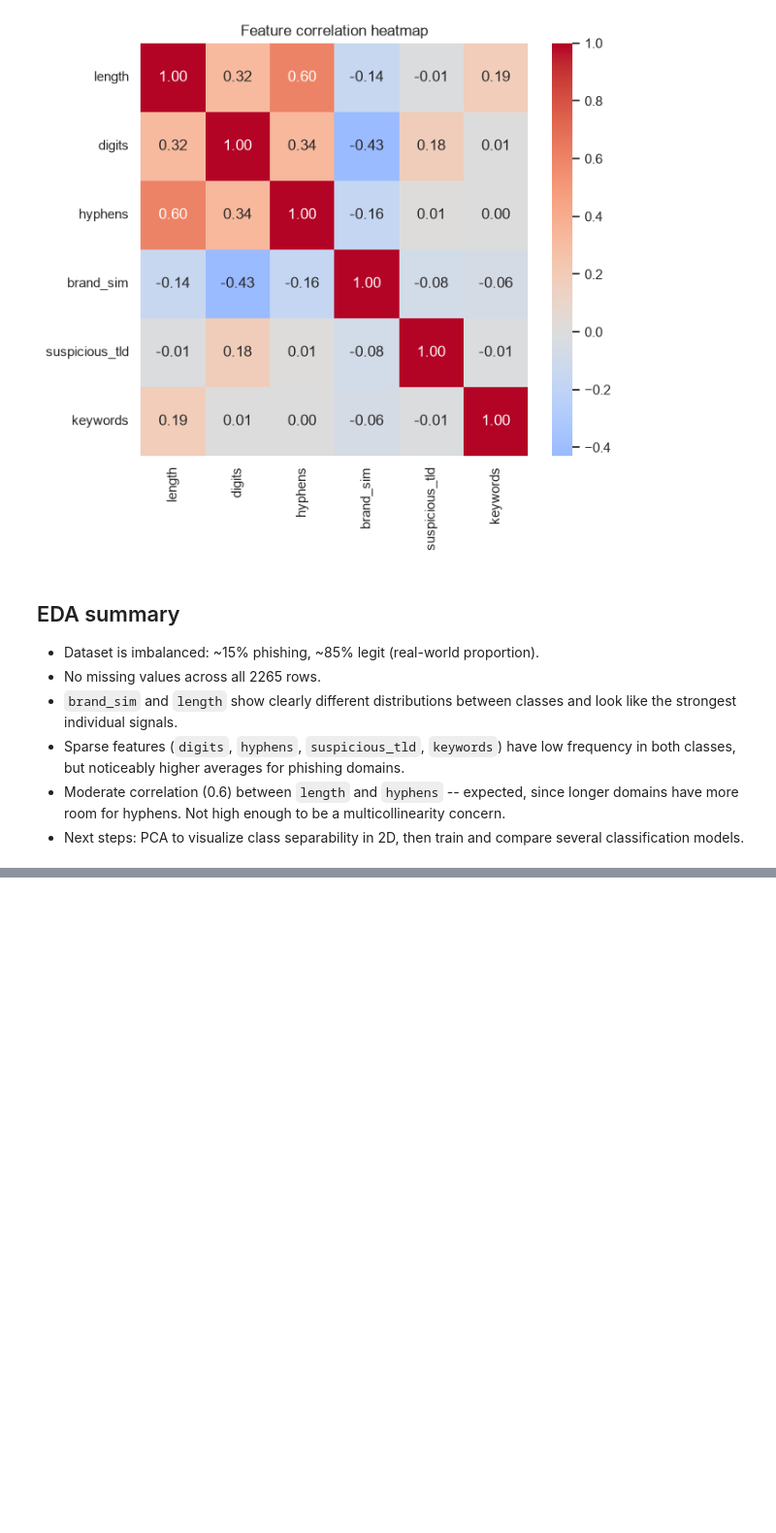
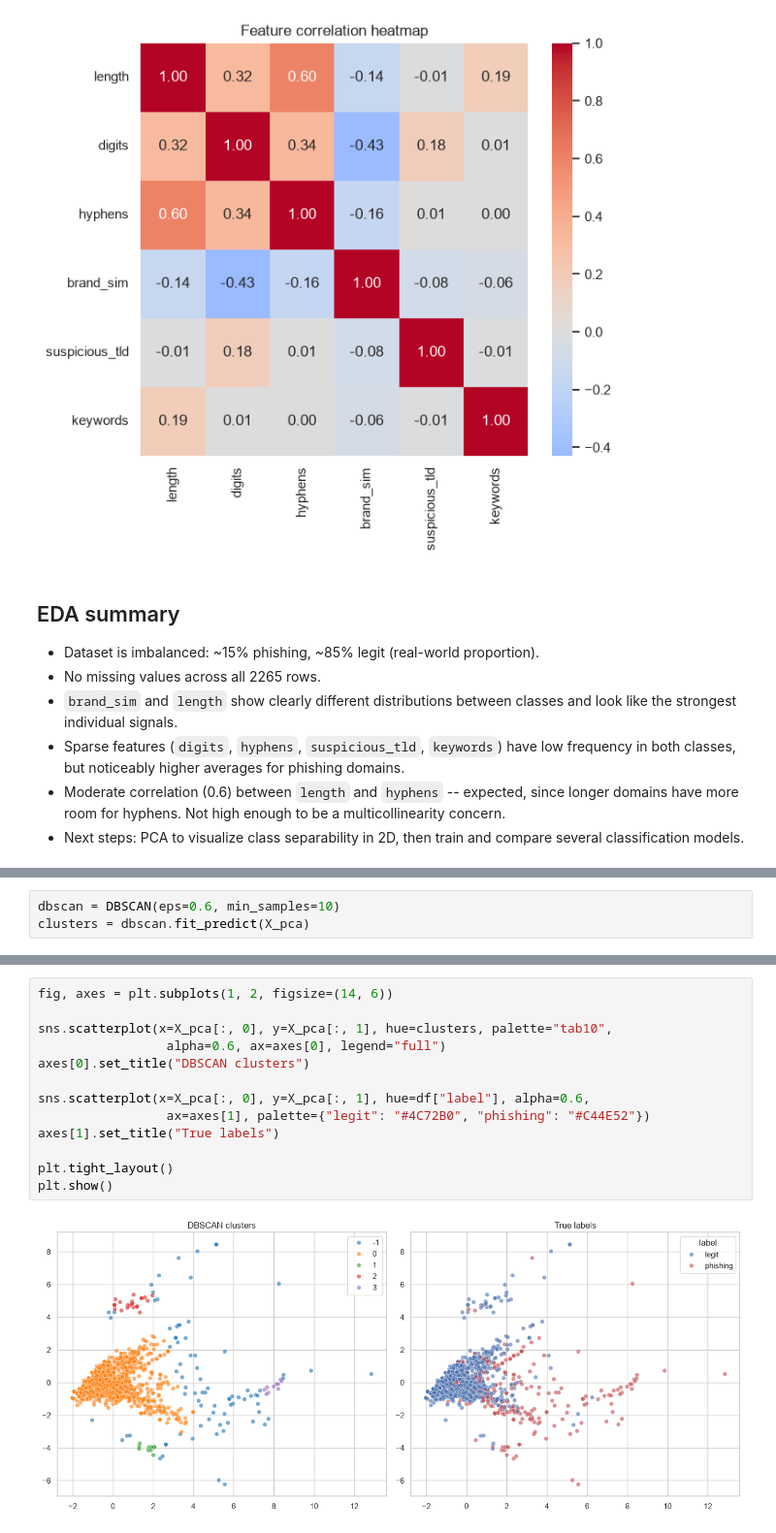
Before and after one commit to michallitwin/phishguard-live, a Jupyter notebook: notebooks/eda.ipynb, the cells around one changed output, grey strips where cells are left out. Shown at 97% size. Drawn from its saved outputs; the diff is of its cells as text; blank space fills up the shorter version.

```diff
--- a/notebooks/eda.ipynb
+++ b/notebooks/eda.ipynb
@@ -129,0 +184,3 @@ plt.show()
+# %%
+dbscan = DBSCAN(eps=0.6, min_samples=10)
+clusters = dbscan.fit_predict(X_pca)
@@ -129,0 +205,15 @@ plt.show()
+# %%
+fig, axes = plt.subplots(1, 2, figsize=(14, 6))
+
+sns.scatterplot(x=X_pca[:, 0], y=X_pca[:, 1], hue=clusters, palette="tab10",
+                 alpha=0.6, ax=axes[0], legend="full")
+axes[0].set_title("DBSCAN clusters")
+
+sns.scatterplot(x=X_pca[:, 0], y=X_pca[:, 1], hue=df["label"], alpha=0.6,
+                 ax=axes[1], palette={"legit": "#4C72B0", "phishing": "#C44E52"})
+axes[1].set_title("True labels")
+
+plt.tight_layout()
+plt.show()
+# %% [output]
+[figure, added]
```
Also changed, not shown: parts of 15 cells of this notebook.
